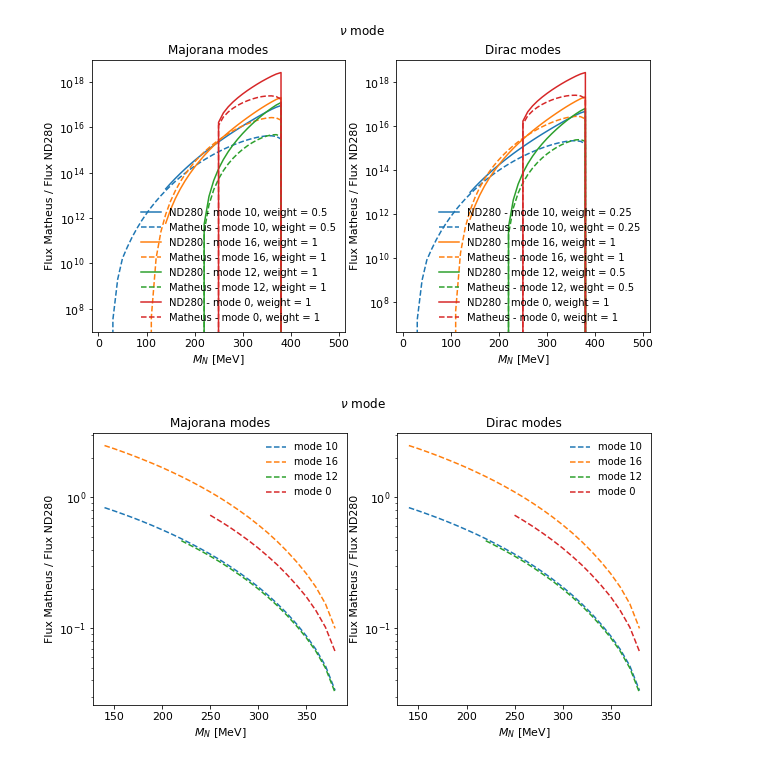
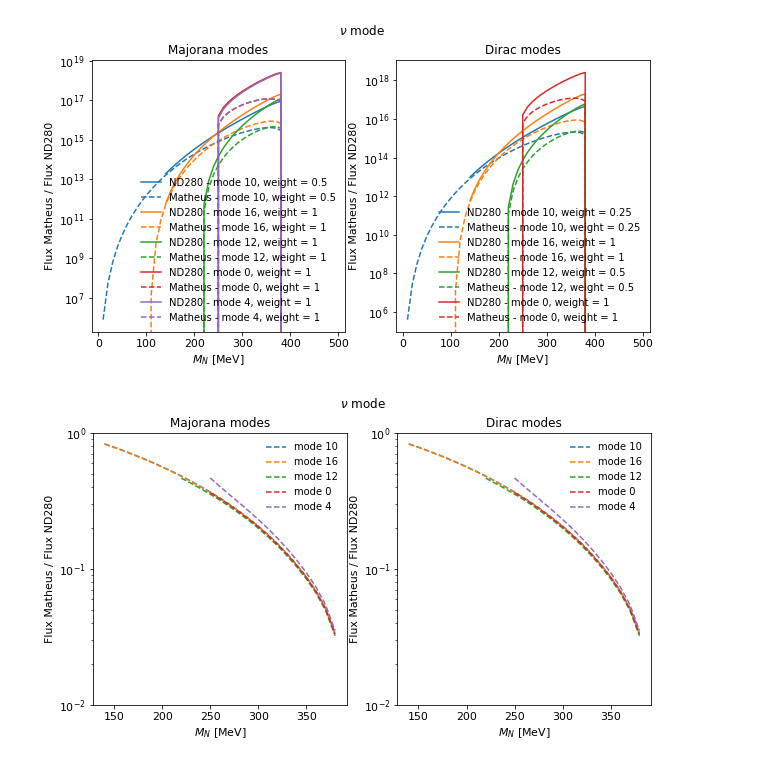
Before and after one commit to mhostert/HNL-DIF, a Jupyter notebook: nd280_limit_HNL_low_mass_complete.ipynb, the cells around one changed output. Drawn from its saved outputs; the diff is of its cells as text; code cells hidden in the pictures.

```diff
--- a/nd280_limit_HNL_low_mass_complete.ipynb
+++ b/nd280_limit_HNL_low_mass_complete.ipynb
@@ -18,3 +21,7 @@ channels = [r'$\mu\pi$',
 stop_index_fit = 14
 
 eff_fit = np.zeros(shape=(len(masses_all), 24, 10))
+# %%
+i=0
+plt.scatter(masses_t2k,eff[:, 0, i]/eff[:, 4, i])
+plt.plot(masses_t2k[:stop_index_fit],eff_fit[:stop_index_fit, 0, i]/eff_fit[:stop_index_fit, 4, i])
@@ -30,12 +40,12 @@ for mode in modes_majorana:
             this_ax = axs[0]
         else:
             this_ax = axs[1]
-        poly = np.polynomial.polynomial.Polynomial.fit(masses_t2k[:stop_index_fit],
-                                                       eff[:stop_index_fit, mode, i],
+        poly = np.polynomial.polynomial.Polynomial.fit(np.append(0.0,masses_t2k[:stop_index_fit]),
+                                                       np.append(0.0,eff[:stop_index_fit, mode, i]),
                                                        deg=1)
         if (poly(1)-poly(0)) < 0:
-            poly = np.polynomial.polynomial.Polynomial.fit(masses_t2k[:stop_index_fit],
-                                                           eff[:stop_index_fit, mode, i],
+            poly = np.polynomial.polynomial.Polynomial.fit(np.append(0.0,masses_t2k[:stop_index_fit]),
+                                                           np.append(0.0,eff[:stop_index_fit, mode, i]),
                                                            deg=0)
         this_ax.plot(np.linspace(0, 300, 15),
                      poly(np.linspace(0, 300, 15)),
@@ -81,6 +85,7 @@ flux_fit_dirac = np.zeros((len(masses_all), flux.shape[1]))
 flux_fit_majorana = np.zeros((len(masses_all), flux.shape[1]))
 
 flux_fit_dirac[:, 0] = hnl_flux[:, 2]
+flux_fit_dirac[:, 4] = hnl_flux[:, 2]
 flux_fit_dirac[:, 10] = hnl_flux[:, 0]
 flux_fit_dirac[:, 12] = hnl_flux[:, 3]
 flux_fit_dirac[:, 16] = hnl_flux[:, 1]
@@ -95,7 +100,7 @@ flux_fit_majorana[:, 20] = hnl_flux[:, 1]
 fig, axs = plt.subplots(1, 2, figsize=(10, 5))
 fig.suptitle(r'$\nu$ mode')
 
-for i, (mode, weight) in enumerate(zip([10, 16, 12, 0], [0.5, 1, 1, 1])):
+for i, (mode, weight) in enumerate(zip([10, 16, 12, 0, 4], [0.5, 1, 1, 1, 1])):
     axs[0].plot(masses_t2k, flux[:, mode]*weight, f'C{i}', label=f'ND280 - mode {mode}, weight = {weight}')
     axs[0].plot(masses_all, flux_fit_majorana[:, mode], f'C{i}--', label=f'Matheus - mode {mode}, weight = {weight}')
 
@@ -112,24 +117,26 @@ for ax in axs:
     ax.legend(frameon=False)
     ax.set_yscale('log')
 # %% [output]
-[figure, old version]
+[figure, new version]
 # %%
 fig, axs = plt.subplots(1, 2, figsize=(10, 5))
 fig.suptitle(r'$\nu$ mode')
 
-for i, (mode, weight) in enumerate(zip([10, 16, 12, 0], [0.5, 1, 1, 1])):
+for i, (mode, weight) in enumerate(zip([10, 16, 12, 0, 4], [0.5, 1, 1, 1, 1])):
     axs[0].plot(masses_t2k, flux_fit_majorana[13:, mode]/(flux[:, mode]*weight), f'C{i}--', label=f'mode {mode}')
 
 axs[0].set_title('Majorana modes')
 
-for i, (mode, weight) in enumerate(zip([10, 16, 12, 0], [0.25, 1, 0.5, 1])):
+for i, (mode, weight) in enumerate(zip([10, 16, 12, 0, 4], [0.25, 1, 0.5, 1, 1])):
     axs[1].plot(masses_t2k, flux_fit_dirac[13:, mode]/(flux[:, mode]*weight), f'C{i}--', label=f'mode {mode}')
 axs[1].set_title('Dirac modes')
 
 for ax in axs:
     ax.set_xlabel(r'$M_N$ [MeV]')
     ax.set_ylabel('Flux Matheus / Flux ND280')
     ax.legend(frameon=False)
     ax.set_yscale('log')
+    ax.set_ylim(1e-2,1)
+fig.savefig("plots/ratio_of_T2K_to_matheus.png", dpi=400)
 # %% [output]
-[figure, old version]
+[figure, new version]
```
Also changed, not shown: parts of 3 cells of this notebook, 34 other files.
